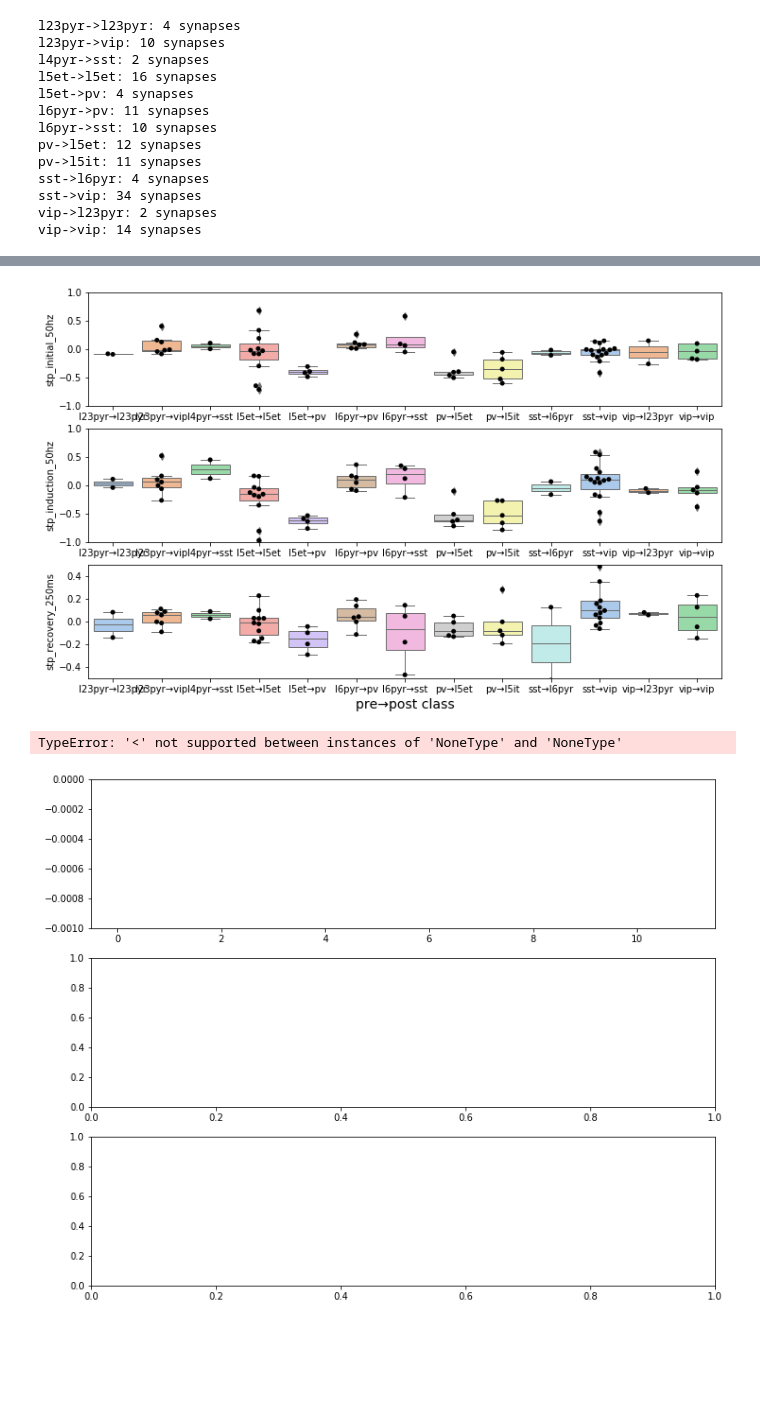
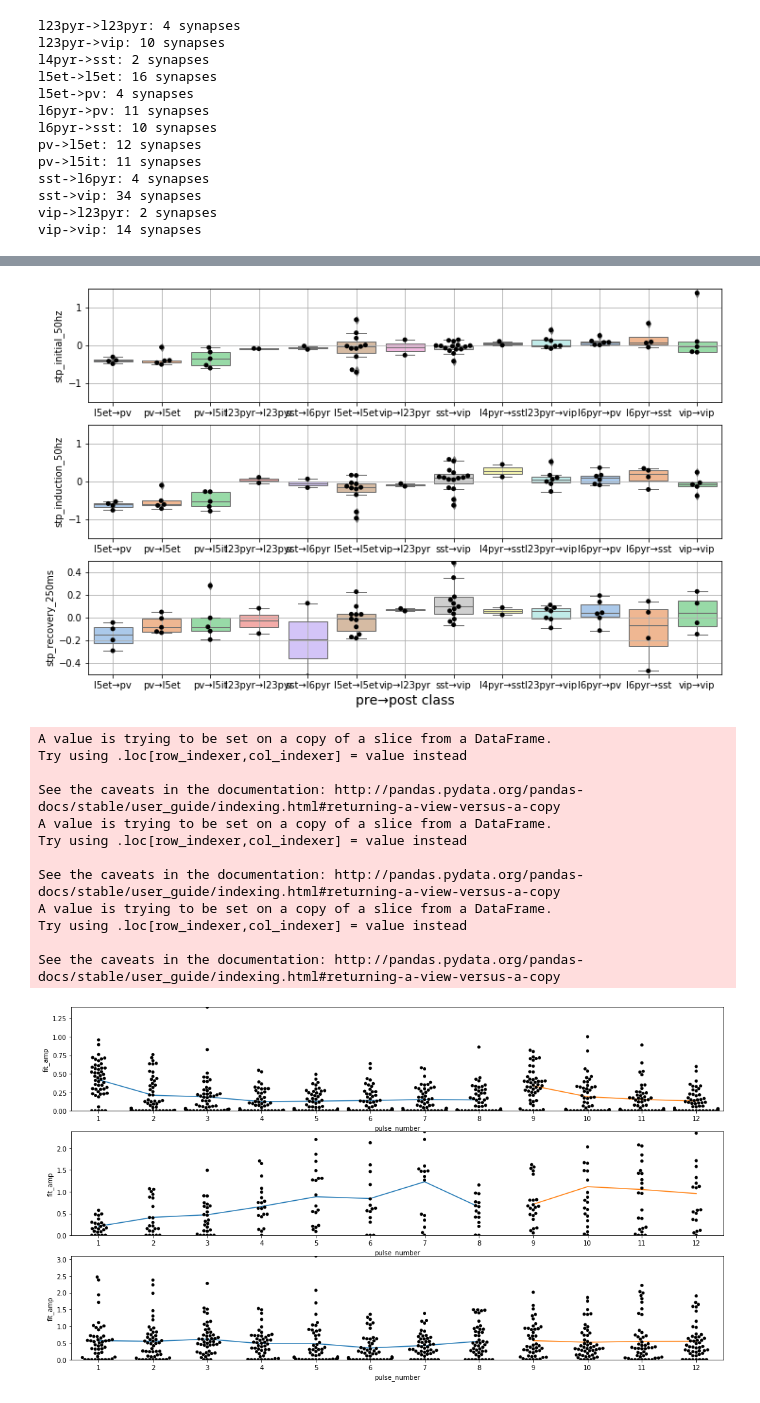
Before and after one commit to campagnola/aisynphys, a Jupyter notebook: Figure 4.ipynb, the cells around one changed output, grey strips where cells are left out. Drawn from its saved outputs; the diff is of its cells as text; code cells hidden in the pictures; blank space fills up the shorter version.

```diff
--- a/Figure 4.ipynb
+++ b/Figure 4.ipynb
@@ -175,8 +193,8 @@ import seaborn as sns
 %matplotlib inline
 
 limits = {
-    'stp_initial_50hz': (-1, 1),
-    'stp_induction_50hz': (-1, 1),
+    'stp_initial_50hz': (-1.5, 1.5),
+    'stp_induction_50hz': (-1.5, 1.5),
     'stp_recovery_250ms': (-0.5, 0.5),
 }
 units = ['ms', 'ms', 'ms', 'mV']
@@ -185,6 +203,10 @@ ticks = {
     'mV': 20e-6 * 4**np.arange(4),
 }
 
+stp_mean = pairs.groupby('pair_class').mean()['stp_initial_50hz']
+order = stp_mean.argsort()
+index_order = stp_mean.index[order]
+
 fig,ax = plt.subplots(len(limits), 1, figsize=(12, 2.5 * len(limits)))
 
 
@@ -192,8 +214,8 @@ for i, (field, lim) in enumerate(limits.items()):
     # box and swarm plots
     #ax[i].set_yscale('log')
     ax[i].set_ylim(*lim)
-    sns.boxplot(x="pair_class", y=field, data=pairs, ax=ax[i], palette='pastel', width=0.8, linewidth=1)
-    sns.swarmplot(x="pair_class", y=field, data=pairs, ax=ax[i], size=5, color=(0, 0, 0, 0.5))
+    sns.boxplot(x="pair_class", y=field, data=pairs, order=index_order, ax=ax[i], palette='pastel', width=0.8, linewidth=1)
+    sns.swarmplot(x="pair_class", y=field, data=pairs, order=index_order, ax=ax[i], size=5, color=(0, 0, 0, 0.5))
 
     # clean up labels / ticks
     if i == len(limits)-1:
@@ -204,17 +226,22 @@ for i, (field, lim) in enumerate(limits.items()):
     #ax[i].set_yticks(ticks[units[i]])
     #ax[i].set_yticklabels(['%0.2f' % (x*1000) for x in ticks[units[i]]])
     ax[i].set_yticklabels([], minor=True)
+    ax[i].grid()
 # %% [output]
-[figure, old version]
+[figure, new version]
 # %%
-pairs = [
-    ('1539987094.832', ('3', '6')),
-   #('1525985474.422', ('3', '4')),
+plot_pairs = [
+    #('1539987094.832', ('3', '6')),
+    ('1525985474.422', ('3', '4')),
+    ('1535150219.310', ('5', '3')),
+    #('1537820585.767', ('1', '2')),
+    ('1539987094.832', ('3', '4')),
+
 ]
 
-fig,ax = plt.subplots(3, 1, figsize=(12, 10))
+fig,ax = plt.subplots(len(plot_pairs), 1, figsize=(6*len(plot_pairs), 10))
 
-for pair_i, (expt_id, pair_id) in enumerate(pairs):
+for pair_i, (expt_id, pair_id) in enumerate(plot_pairs):
     pair = db.experiment_from_ext_id(expt_id).pairs[pair_id]
     qc_field = pair.synapse.synapse_type + '_qc_pass'
 
@@ -269,36 +296,53 @@ for pair_i, (expt_id, pair_id) in enumerate(pairs):
     # scatter plots of event amplitudes sorted by pulse number
     ind_f = 50
 
-    ax[pair_i].set_ylim(-1e-3, 0)
     mask = data['induction_frequency'] == ind_f
     filtered = qc_pass_data[mask]
+
+    sign = 1 if pair.synapse.synapse_type == 'ex' else -1
+    filtered['fit_amp'] *= sign * 1000
+    ax[pair_i].set_ylim(0, filtered['fit_amp'].max())
+
 #     sns.boxplot(x='pulse_number', y='fit_amp', data=filtered, ax=ax[ind_i], palette='pastel', width=0.8, linewidth=1)
     sns.swarmplot(x='pulse_number', y='fit_amp', data=filtered, color='k', ax=ax[pair_i])
 
     ind_trains = trains.get(ind_f, {})
 
     # collect all induction events by pulse number
     ind_pulses = [[] for i in range(12)]
     for rec_d, rec_trains in ind_trains.items():
         for train in rec_trains:
             for i,amp in enumerate(train):
                 if np.isfinite(amp):
                     ind_pulses[i].append(amp)
 
-    pulse_means = [np.mean(ip) for ip in ind_pulses]
-    ax[pair_i].plot(pulse_means)
+    pulse_means = [sign * 1000 * np.mean(ip) for ip in ind_pulses]
+    ax[pair_i].plot(range(0,8), pulse_means[:8])
+    ax[pair_i].plot(range(8,12), pulse_means[8:12])
+
     #     x = []
     #     y = []
     #     for i in range(12):
     #         if len(ind_pulses[i]) == 0:
     #             continue
     #         y.extend(ind_pulses[i])
     #         xs = pg.pseudoScatter(np.array(ind_pulses[i]), bidir=True, shuffle=True)
     #         xs /= np.abs(xs).max() * 4
     #         x.extend(xs + i)
 
     #     self.ind_plots[ind_i].clear()
     #     self.ind_plots[ind_i].plot(x, y, pen=None, symbol='o')
 # %% [output]
-TypeError: '<' not supported between instances of 'NoneType' and 'NoneType'
+A value is trying to be set on a copy of a slice from a DataFrame.
+Try using .loc[row_indexer,col_indexer] = value instead
+
+See the caveats in the documentation: http://pandas.pydata.org/pandas-docs/stable/user_guide/indexing.html#returning-a-view-versus-a-copy
+A value is trying to be set on a copy of a slice from a DataFrame.
+Try using .loc[row_indexer,col_indexer] = value instead
+
+See the caveats in the documentation: http://pandas.pydata.org/pandas-docs/stable/user_guide/indexing.html#returning-a-view-versus-a-copy
+A value is trying to be set on a copy of a slice from a DataFrame.
+Try using .loc[row_indexer,col_indexer] = value instead
+
+See the caveats in the documentation: http://pandas.pydata.org/pandas-docs/stable/user_guide/indexing.html#returning-a-view-versus-a-copy
-[figure, old version]
+[figure, new version]
```
Also changed, not shown: parts of 6 cells of this notebook.
